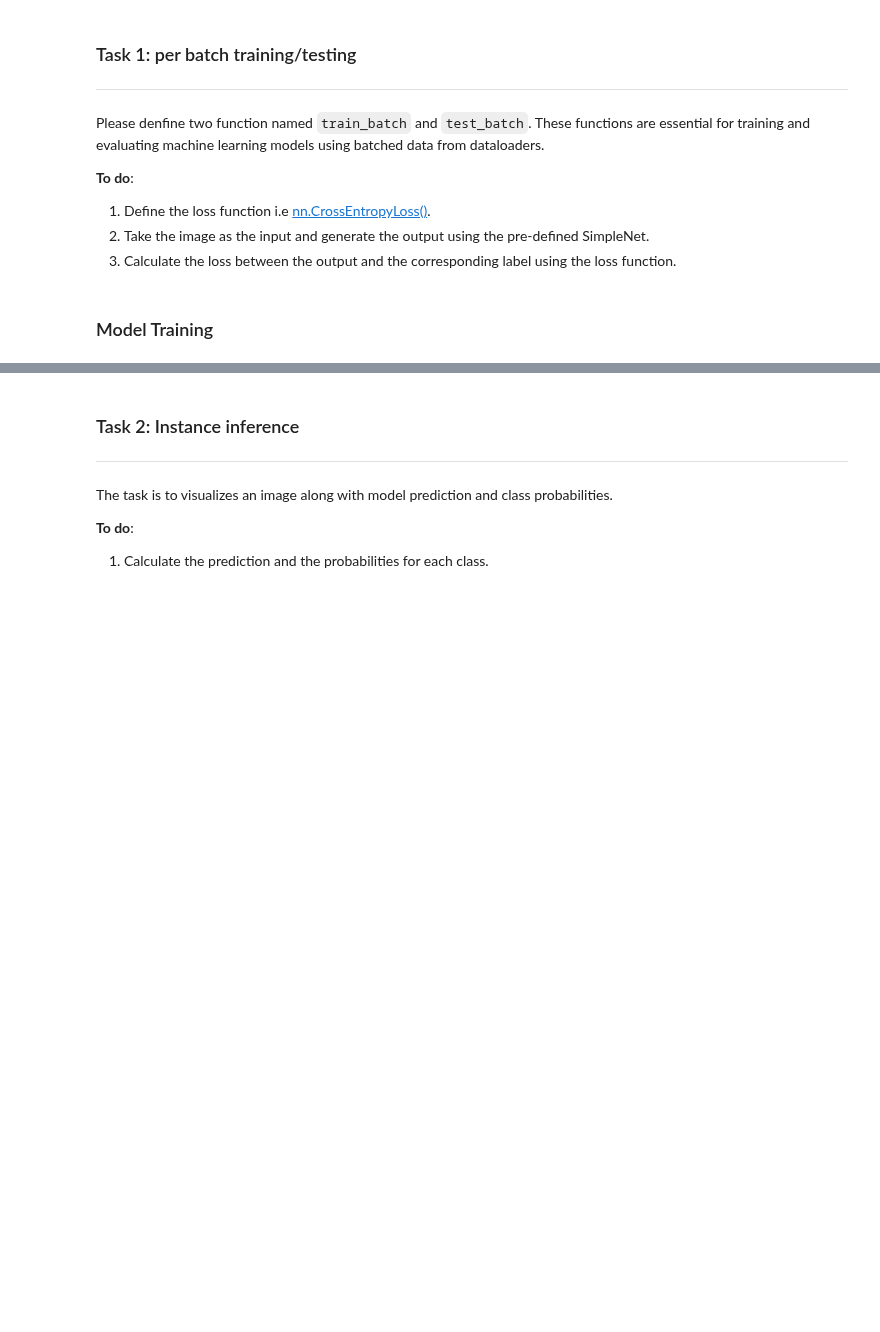
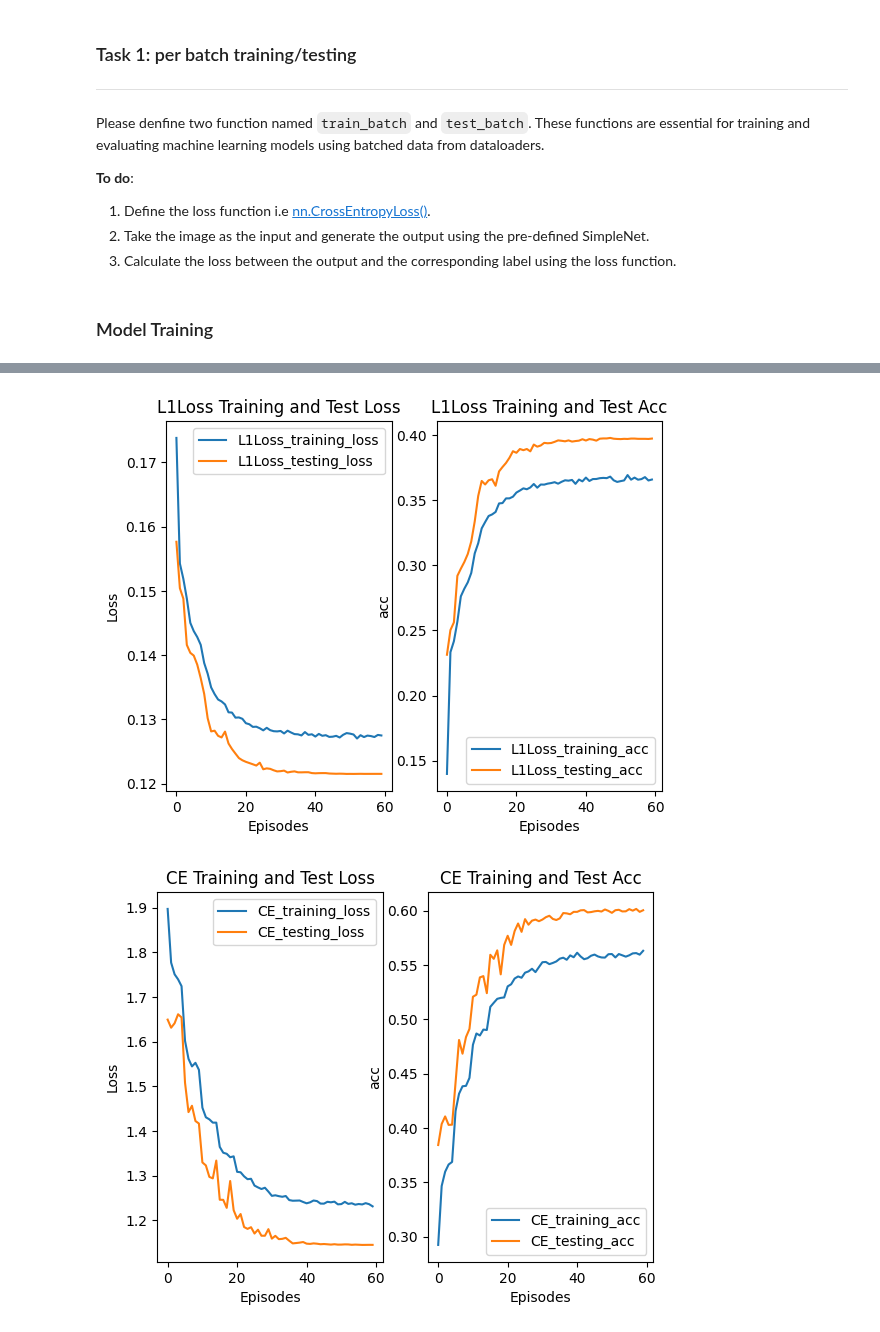
Before and after one commit to SustechSTA303/STA303-Assignment01, a Jupyter notebook: Assignment01.ipynb, the cells around one changed output, grey strips where cells are left out. Saved outputs shown, nothing was run; the diff lists cells and outputs as text; code cells hidden in the pictures; blank space fills up the shorter version.

```diff
--- a/Assignment01.ipynb
+++ b/Assignment01.ipynb
@@ -73,3 +78,4 @@ test_dataloader = torch.utils.data.DataLoader(test_set, batch_size=BATCH_SIZE,
                                          shuffle=False, num_workers=2)
 
 class_names = ['airplane', 'automobile', 'bird', 'cat', 'deer', 'dog', 'frog', 'horse', 'ship', 'truck']
+loss_type = ['L1Loss','CE','Focal0.5','Focal2']
@@ -111,9 +124,20 @@ Please denfine two function named ``train_batch`` and ``test_batch``. These func
 1. Define the loss function i.e [nn.CrossEntropyLoss()](https://pytorch.org/docs/stable/generated/torch.nn.CrossEntropyLoss.html).
 2. Take the image as the input and generate the output using the pre-defined SimpleNet.
 3. Calculate the loss between the output and the corresponding label using the loss function.
-# %%
-##################### Write your answer here ##################
-# Define the loss function
-criterion =
-###############################################################
+# %%
+def define_loss(l_type):
+    if l_type == 'L1Loss':
+        criterion = torch.nn.L1Loss()
+        return criterion
+    elif l_type == 'CE':
+        criterion = torch.nn.CrossEntropyLoss()
+        return criterion
+    else:
+        return None
+# %%
+def one_hot(target):
+    num_classes = 10
+    one_hot = torch.zeros(target.size(0), num_classes ,requires_grad=True).to(device)
+    one_hot.scatter_(1, target.unsqueeze(1), 1)
+    return one_hot
 # %%
@@ -257,7 +359,0 @@ for epoch in range(NUM_EPOCHS):
-# %% [markdown]
-### Task 2: Instance inference
----
-The task is to visualizes an image along with model prediction and class probabilities.
-
-**To do**:
-1. Calculate the prediction and the probabilities for each class.
@@ -288,0 +360,25 @@ for i in range(len(class_names)):
+# %%
+episodes_list = list(range(len(training_loss['Focal2'])))
+
+labels = [f"{ltype}_training" for ltype in loss_type] + [f"{ltype}_testing" for ltype in loss_type]
+
+for ltype in loss_type:
+    # 创建一个新图形
+    plt.subplot(1,2,1)
+    plt.plot(episodes_list, training_loss[ltype], label=f"{ltype}_training_loss")
+    plt.plot(episodes_list, testing_loss[ltype], label=f"{ltype}_testing_loss")
+    plt.title(f'{ltype} Training and Test Loss')
+    plt.xlabel('Episodes')
+    plt.ylabel('Loss')
+    plt.legend()
+    plt.subplot(1,2,2)
+    plt.plot(episodes_list, training_acc[ltype], label=f"{ltype}_training_acc")
+    plt.plot(episodes_list, testing_acc[ltype], label=f"{ltype}_testing_acc")
+    plt.title(f'{ltype} Training and Test Acc')
+    plt.xlabel('Episodes')
+    plt.ylabel('acc')
+    plt.legend()
+    plt.show()
+# %% [output]
+[figure, added]
+[figure, added]
```
Also changed, not shown: parts of 13 cells of this notebook.
